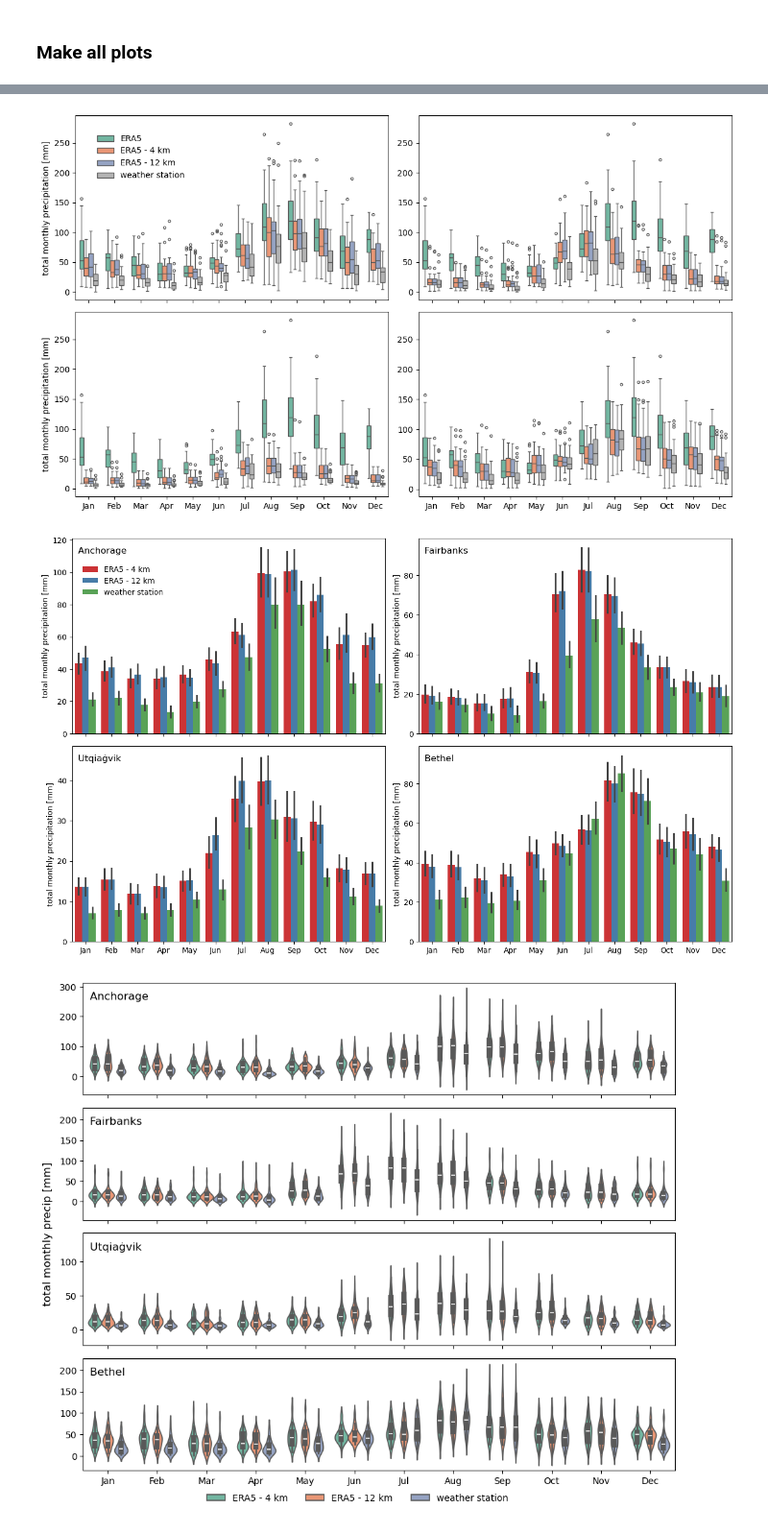
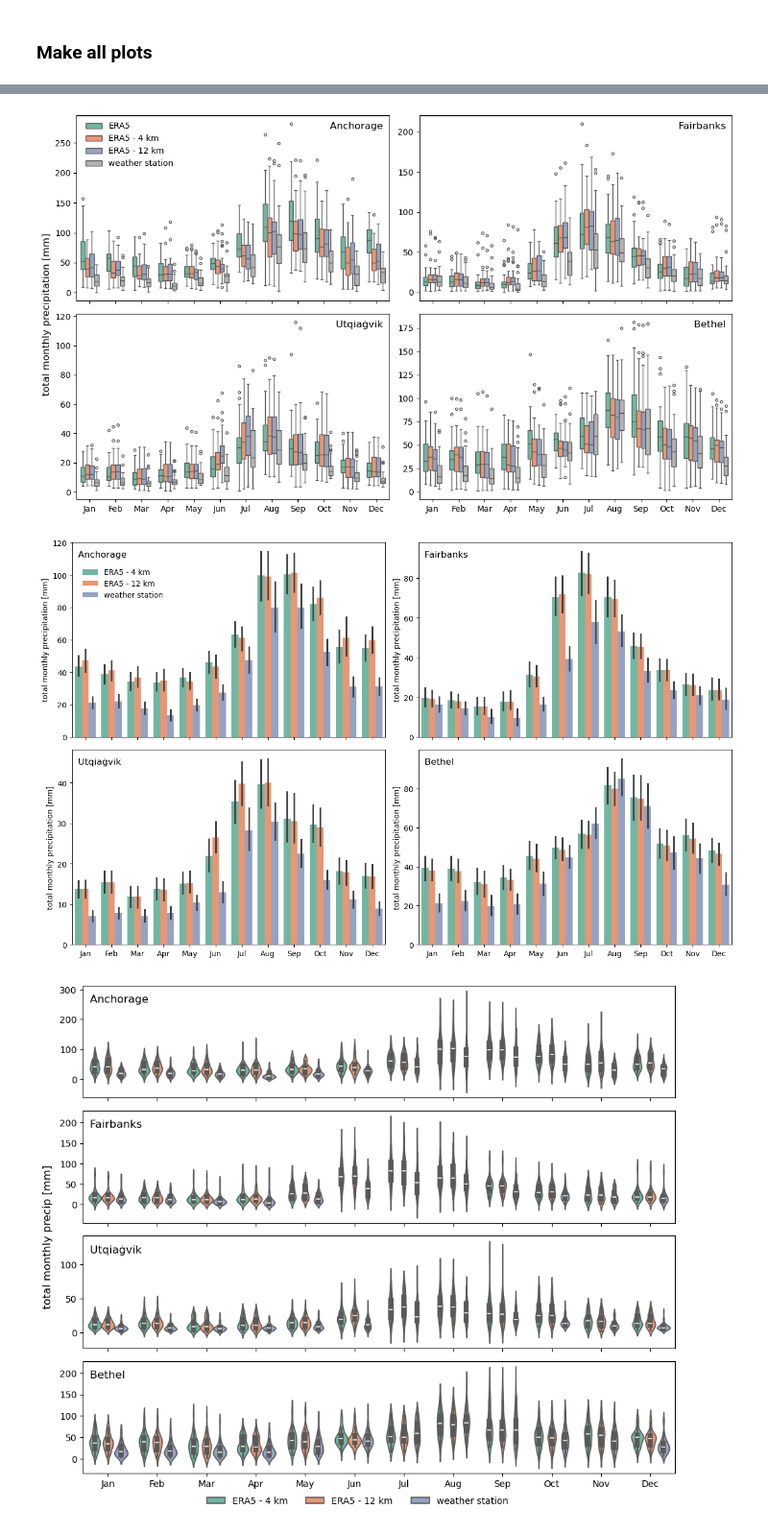
Before and after one commit to chryss/dyndowntools, a Jupyter notebook: Jupyter_Notebooks/analysis_precip_histograms_w_undownscaled.ipynb, the cells around one changed output, grey strips where cells are left out. Shown at 96% size. Saved outputs shown, nothing was run; the diff lists cells and outputs as text; code cells hidden in the pictures.

```diff
--- a/Jupyter_Notebooks/analysis_precip_histograms_w_undownscaled.ipynb
+++ b/Jupyter_Notebooks/analysis_precip_histograms_w_undownscaled.ipynb
@@ -46,7 +48,10 @@ def get_dataframe(station, startdate=startdate, enddate=enddate):
         # dfs[res].set_index('Time')
     dfs['4km']['precip_mm_ERA5_12km'] = dfs['12km']['precip_mm_ERA5_12km']
     new_order_indices = [0, 1, 4, 2, 3]
-    return dfs['4km'].iloc[:, new_order_indices]
+    dfs = dfs['4km'].iloc[:, new_order_indices]
+    dfs.columns = ['Time', 'precip_mm_ERA5_4km', 'precip_mm_ERA5_12km',
+       'precip_mm_station', 'month']
+    return dfs
 # %%
 def get_label(location, variable):
     if variable==location:
@@ -130,7 +144,7 @@ compDF = get_dataframe(teststation)
 location = teststation.replace('_', ' ')
 compDF.set_index('Time', inplace=True)
 compDF = compDF.loc[startdate:enddate]
-monthly_sum = compDF[['precip_mm_ERA5_4km', 'precip_mm_ERA5_12km', location]].groupby(
+monthly_sum = compDF[['precip_mm_ERA5_4km', 'precip_mm_ERA5_12km', 'precip_mm_station']].groupby(
     pd.Grouper(freq='M')
 ).sum()
 monthly_undownscaled = pd.read_csv(datadir / filepattern_era5.format(
@@ -233,7 +237,7 @@ cmap = plt.cm.get_cmap('cet_glasbey')
 cmap = plt.cm.get_cmap('Set1')
 # %%
 df_forplot = pd.melt(monthly_sum.reset_index(), id_vars=[monthly_sum.index.name, 'year', 'month'],
-        value_vars=['precip_mm_ERA5', 'precip_mm_ERA5_4km', 'precip_mm_ERA5_12km', location], value_name='precip_mm', var_name='dataseries')
+        value_vars=['precip_mm_ERA5', 'precip_mm_ERA5_4km', 'precip_mm_ERA5_12km', 'precip_mm_station'], value_name='precip_mm', var_name='dataseries')
 # %%
 palette = sns.color_palette(cc.b_glasbey_category10, n_colors=3)
 palette = sns.color_palette("Set2", 10)
@@ -347,29 +347,29 @@ results = []
 for ii, (ax, station) in enumerate(zip(axes.flatten(), stations)):
     compDF = get_dataframe(station)
     location = station.replace('_', ' ')
+    locationname = get_name(station.replace('_', ' '))
     compDF.set_index('Time', inplace=True)
-    monthly_sum = get_monthly(compDF, location,
+    monthly_sum = get_monthly(compDF, 'precip_mm_station',
                               startdate=startdate, enddate=enddate)
     monthly_undownscaled = pd.read_csv(datadir / filepattern_era5.format(
-        airport=stations[teststation]), skiprows=2)
+        airport=stations[station]), skiprows=2)
     monthly_sum['precip_mm_ERA5'] = monthly_undownscaled['tp'].values * 1000
     results.extend(get_stats(location, monthly_sum))
     df_forplot = pd.melt(monthly_sum.reset_index(), id_vars=[monthly_sum.index.name, 'year', 'month'],
-        value_vars=['precip_mm_ERA5', 'precip_mm_ERA5_4km', 'precip_mm_ERA5_12km', location], value_name='precip_mm', var_name='dataseries')
+        value_vars=['precip_mm_ERA5', 'precip_mm_ERA5_4km', 'precip_mm_ERA5_12km', 'precip_mm_station'], value_name='precip_mm', var_name='dataseries')
     g = sns.boxplot(data=df_forplot, x="month", y="precip_mm",
             hue="dataseries", palette=palette, width=0.7, fliersize=3, ax=ax)
     ax.get_legend().remove()
     g.set_xticklabels(month_abbr)
-    if ii%2:
-        g.set_ylabel('')
-    else:
-        g.set_ylabel('total monthly precipitation [mm]')
     g.set_xlabel('')
+    g.set_ylabel('')
+    ax.set_title(locationname + '  ' , loc='right', y=0.9)
 handles, _ = ax.get_legend_handles_labels()
 labels = ['ERA5', 'ERA5 - 4 km', 'ERA5 - 12 km', 'weather station']
-fig.legend(handles, labels, loc='upper left', ncol=1, bbox_to_anchor=(0.08, 0.95), frameon=False)
+fig.legend(handles, labels, loc='upper left', ncol=1, bbox_to_anchor=(0.07, 0.98), frameon=False)
+fig.supylabel('total monthly precipitation [mm]')
 plt.tight_layout()
-    # g.fig.suptitle(location.split(' ')[0].title())
+# g.fig.suptitle(location.split(' ')[0].title())
 # %% [output]
-[figure, old version]
+[figure, new version]
 # %%
@@ -378,29 +378,29 @@ fig.savefig(figdir / fn, bbox_inches='tight', dpi=300)
 # %%
 fig, axes = plt.subplots(nrows=2, ncols=2, figsize=(13, 8), sharex=True)
 
 results = []
 for ax, station in zip(axes.flatten(), stations):
     compDF = get_dataframe(station)
     location = station.replace('_', ' ')
     compDF.set_index('Time', inplace=True)
-    monthly_sum = get_monthly(compDF, location,
+    monthly_sum = get_monthly(compDF, 'precip_mm_station',
                               startdate=startdate, enddate=enddate)
     df_forplot = pd.melt(monthly_sum.reset_index(), id_vars=[monthly_sum.index.name, 'month'],
-        value_vars=['precip_mm_ERA5_4km', 'precip_mm_ERA5_12km', location], value_name='precip_mm', var_name='dataseries')
+        value_vars=['precip_mm_ERA5_4km', 'precip_mm_ERA5_12km', 'precip_mm_station'], value_name='precip_mm', var_name='dataseries')
     g = sns.barplot(data=df_forplot, x="month", y="precip_mm",
-            hue="dataseries", palette='Set1', width=0.8, ax=ax)
+            hue="dataseries", palette=palette, width=0.8, ax=ax)
     ax.get_legend().remove()
     g.set_xticklabels(month_abbr)
     g.set_xlabel('')
     g.set_ylabel('total monthly precipitation [mm]')
     ax.set_title('  ' + get_name(location), loc='left', y=0.9)
 handles, _ = ax.get_legend_handles_labels()
 labels = ['ERA5 - 4 km', 'ERA5 - 12 km', 'weather station']
 fig.legend(handles, labels, loc='upper left', ncol=1, bbox_to_anchor=(0.06, 0.93), frameon=False)
 
 plt.tight_layout()
 # %% [output]
-[figure, old version]
+[figure, new version]
 # %%
 fn = f"precip_stations_monthly_distribution_bar_{startdate}-{enddate}.png"
 fig.savefig(figdir / fn, bbox_inches='tight', dpi=300)
```
Also changed, not shown: parts of 28 cells of this notebook, 49 other files.
